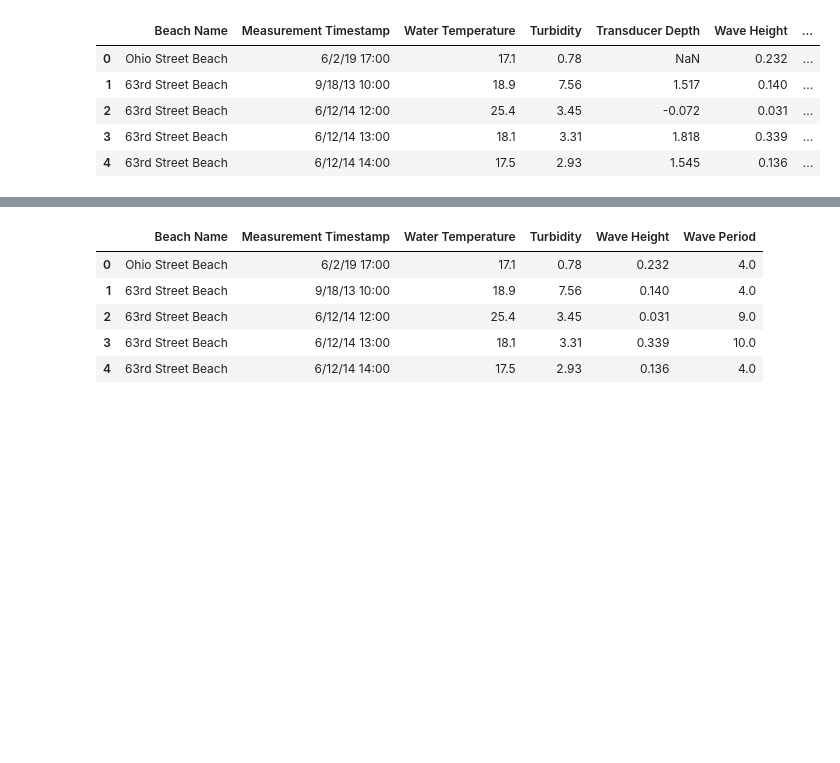
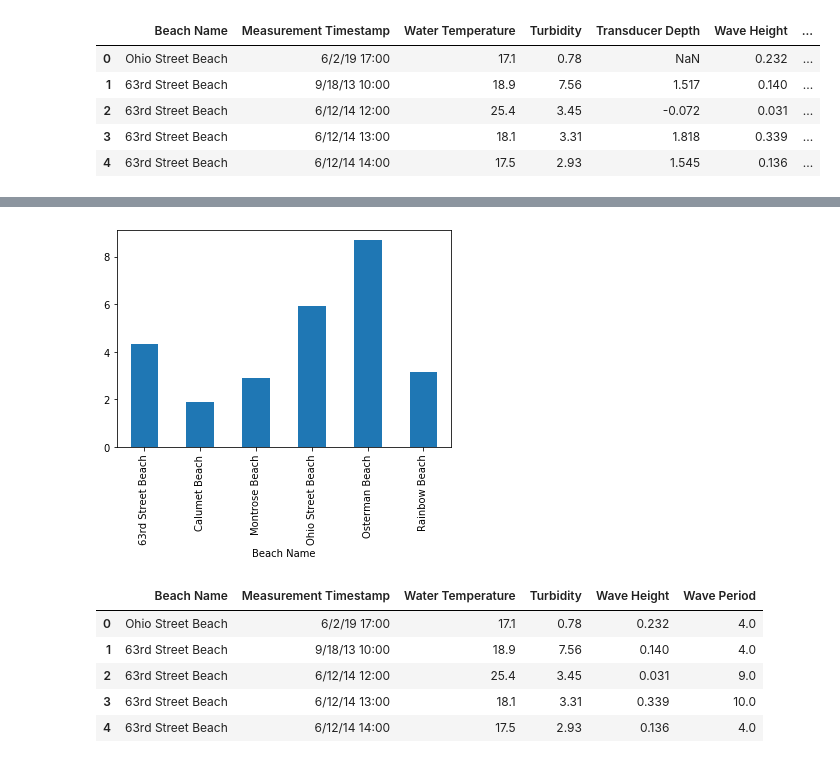
Before and after one commit to tveeder/city-beach-data-analysis, a Jupyter notebook: city_beach_analysis.ipynb, the cells around one changed output, grey strips where cells are left out. Drawn from its saved outputs; the diff is of its cells as text; code cells hidden in the pictures; blank space fills up the shorter version.

Commit message:
using groupby for pandas

```diff
--- a/city_beach_analysis.ipynb
+++ b/city_beach_analysis.ipynb
@@ -13,0 +28,3 @@ beach_quality_df.head()
+# %%
+turbidity_means = beach_quality_df.groupby("Beach Name")["Turbidity"].mean()
+turbidity_means
@@ -14,3 +40,7 @@ beach_quality_df.head()
+# %%
+x = turbidity_means.plot.bar()
+# %% [output]
+[figure, added]
 # %%
 selected_beach_quality_df = beach_quality_df[['Beach Name','Measurement Timestamp','Water Temperature','Turbidity','Wave Height', 'Wave Period']].copy()
 selected_beach_quality_df.head()
```
Also changed, not shown: parts of 8 cells of this notebook, 2 other files.
